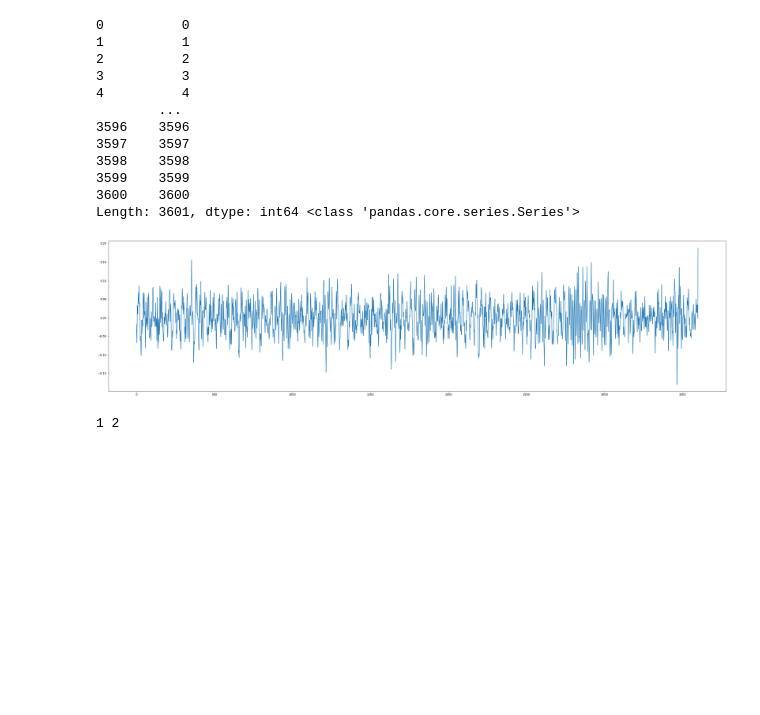
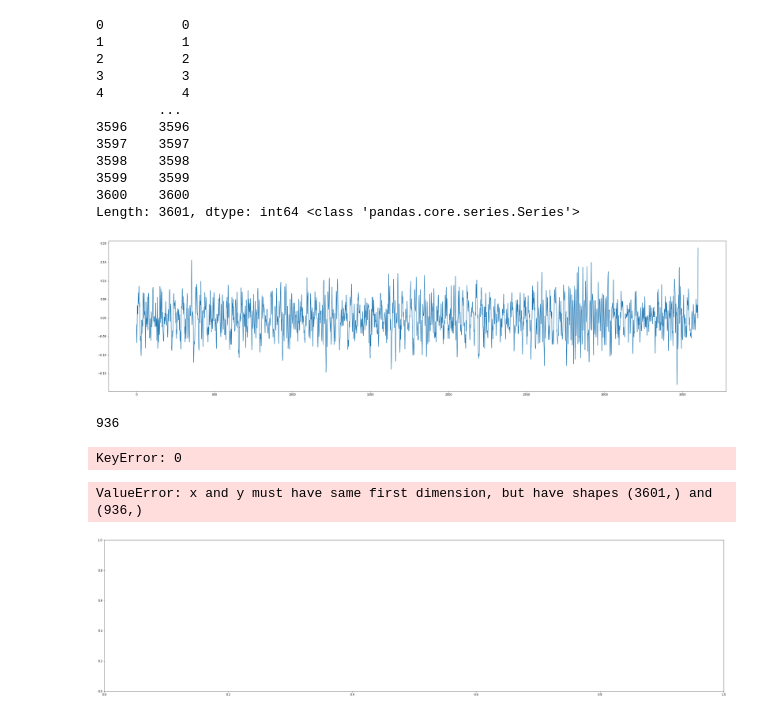
Before and after one commit to zjianwu261/StudyCase, a Jupyter notebook: vibration/svm模式分析.ipynb, the cells around one changed output. Saved outputs shown, nothing was run; the diff lists cells and outputs as text; code cells hidden in the pictures; blank space fills up the shorter version.

```diff
--- a/vibration/svm模式分析.ipynb
+++ b/vibration/svm模式分析.ipynb
@@ -126,13 +126,25 @@ plt.savefig('./img/fig1.jpg')
 plt.show()
 # %% [output]
 [figure]
-# %%
-names = locals()
-for i in range(936):
-    names['x' + str(i) ] = i
-print(x1,x2)
-# %% [output]
-1 2
+# %%
+print(len(X))
+for index in range(len(X)):
+    x = X.loc[index,:]
+    print(x)
+# %% [output]
+936
+KeyError: 0
+# %%
+from matplotlib import pyplot as plt
+for index in range(len(X)):
+    fig = index
+    fig = plt.figure(figsize=(40,10))
+    plt.plot(y1,X[index])
+    plt.savefig('./img/fig.jpg')
+    plt.show()
+# %% [output]
+ValueError: x and y must have same first dimension, but have shapes (3601,) and (936,)
+[figure, added]
 # %%
 # 标准化：
 # 公示为(X-mean)/std  计算时对每个属性/每列分别进行。
```
